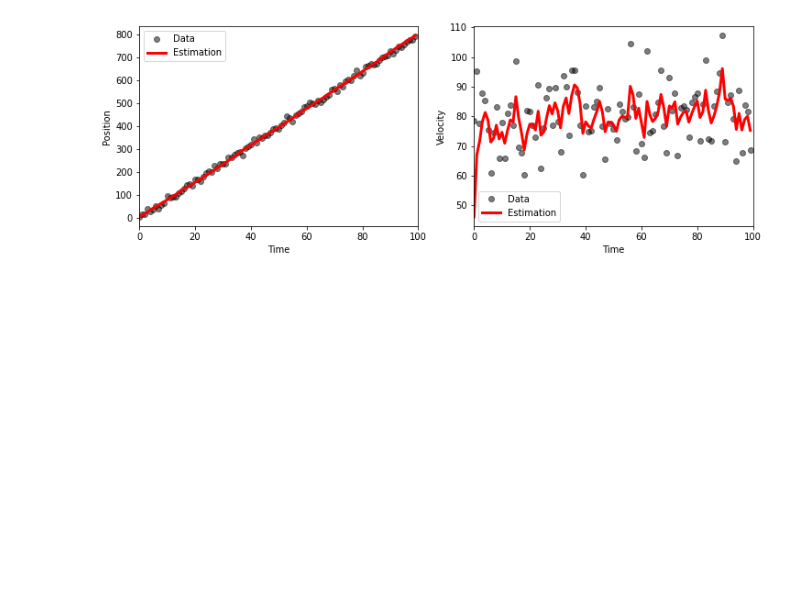
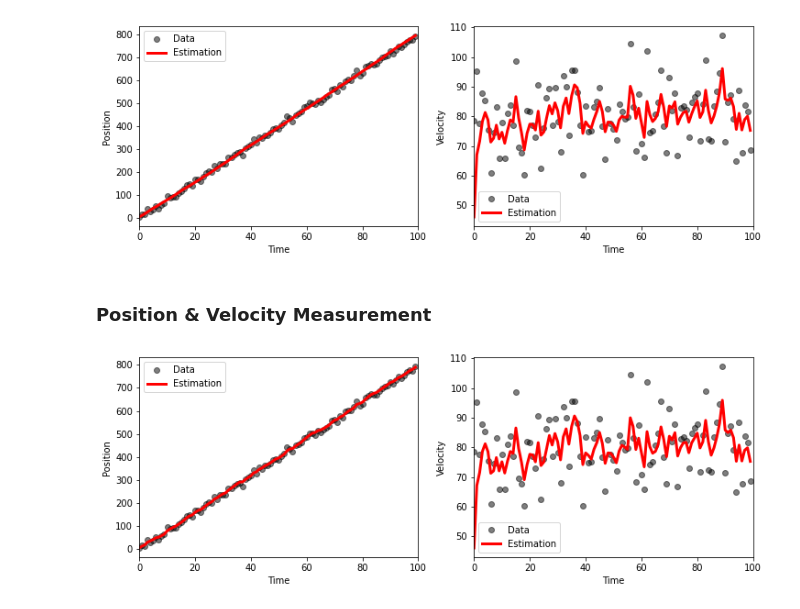
Before and after one commit to phykn/recursive-filter, a Jupyter notebook: 04_linear_kalman_filter_2.ipynb, the cells around one changed output. Saved outputs shown, nothing was run; the diff lists cells and outputs as text; code cells hidden in the pictures; blank space fills up the shorter version.

```diff
--- a/04_linear_kalman_filter_2.ipynb
+++ b/04_linear_kalman_filter_2.ipynb
@@ -140,3 +140,47 @@ plt.ylabel('Velocity')
 plt.show()
 # %% [output]
 [figure]
+# %% [markdown]
+### Position & Velocity Measurement
+# %%
+# Set Parameters
+x = np.matrix([[0], [20]])
+P = np.matrix([[5, 0], [0, 5]])
+A = np.matrix([[1, 0.1], [0, 1]])
+Q = np.matrix([[1, 0], [0, 3]])
+R = np.matrix([[10, 0], [0, 10]])
+H = np.matrix([[1, 0], [0, 1]])
+
+# Process
+kalman = KALMAN_FILTER(P, A, Q, H, R)
+est_pos = []
+est_vel = []
+Ps = []
+Ks = []
+for p, v in zip(mea_pos, mea_vel):
+    z = np.matrix([[p], [v]])
+    x = kalman.step(x, z)
+    est_pos.append(x[0, 0])
+    est_vel.append(x[1, 0])
+
+# Graph
+plt.figure(figsize=(12, 4))
+
+plt.subplot(1, 2, 1)
+plt.plot(mea_pos, 'o', color='k', alpha=0.5, label='Data')
+plt.plot(est_pos, lw=3, color='r', label='Estimation')
+plt.legend()
+plt.xlim(0, num)
+plt.xlabel('Time')
+plt.ylabel('Position')
+
+plt.subplot(1, 2, 2)
+plt.plot(mea_vel, 'o', color='k', alpha=0.5, label='Data')
+plt.plot(est_vel, lw=3, color='r', label='Estimation')
+plt.legend()
+plt.xlim(0, num)
+plt.xlabel('Time')
+plt.ylabel('Velocity')
+plt.show()
+# %% [output]
+[figure, added]
```
